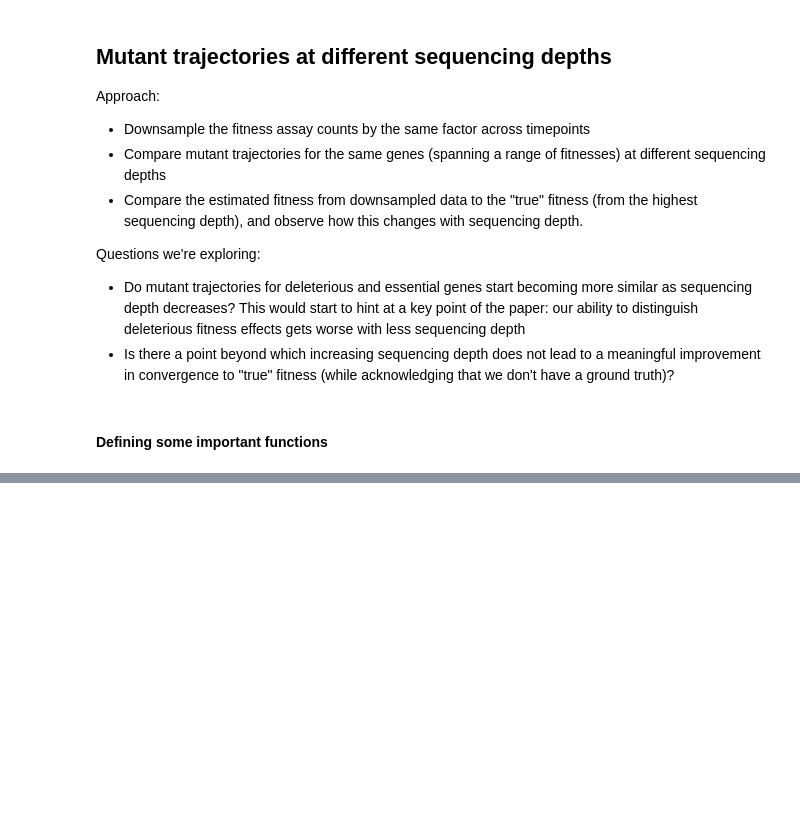
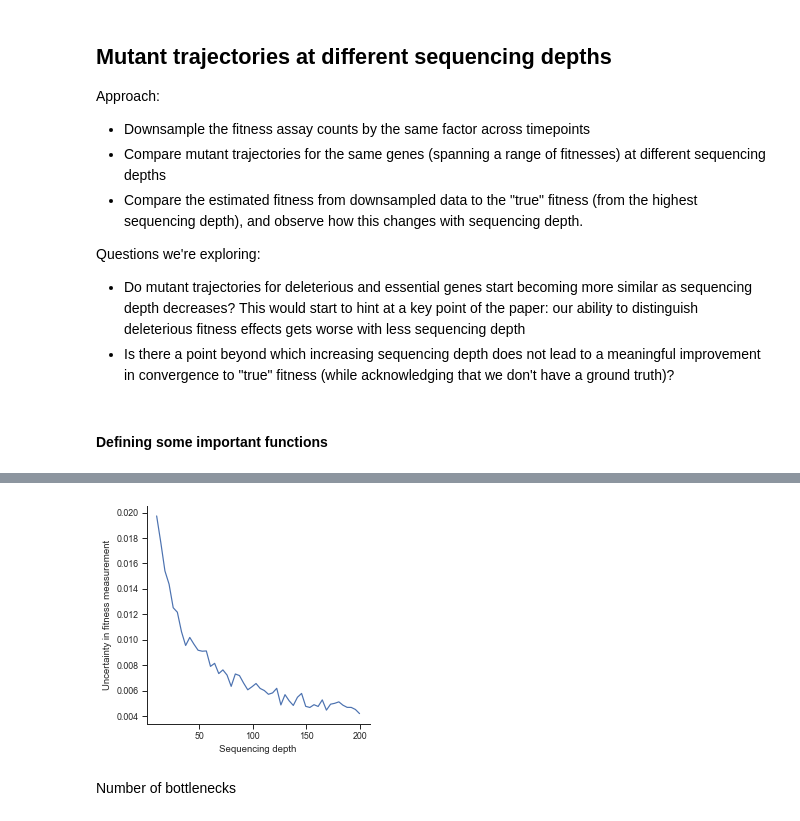
Before and after one commit to baymlab/2022_Limdi_limits-pooled-fitness-assays, a Jupyter notebook: AnalysisNotebooks/fitness_assay_simulations.ipynb, the cells around one changed output, grey strips where cells are left out. Saved outputs shown, nothing was run; the diff lists cells and outputs as text; code cells hidden in the pictures; blank space fills up the shorter version.

```diff
--- a/AnalysisNotebooks/fitness_assay_simulations.ipynb
+++ b/AnalysisNotebooks/fitness_assay_simulations.ipynb
@@ -288,0 +297,18 @@ plot_trajectories(green_downsampled, list(names).index('ydiJ'))
+# %%
+error = []
+for depth in np.linspace(10,200,50):
+    trajs = simulate_assay(initial_counts=np.ones(1000)*depth, s_mut=0, t=2, gens=np.log2(100))
+    mean, std = fitness_calculator_replicates(trajs, np.log2(100), 5)
+    error.append(std)
+# %%
+with sns.axes_style('ticks'):
+    plt.figure(figsize=(4,4))
+    plt.plot(np.linspace(10,200,50), error)
+    plt.xlabel('Sequencing depth')
+    plt.ylabel('Uncertainty in fitness measurement')
+    sns.despine()
+    plt.show()
+# %% [output]
+[figure, added]
+# %% [markdown]
+Number of bottlenecks
```
Also changed, not shown: parts of 56 cells of this notebook, 2 other files.
